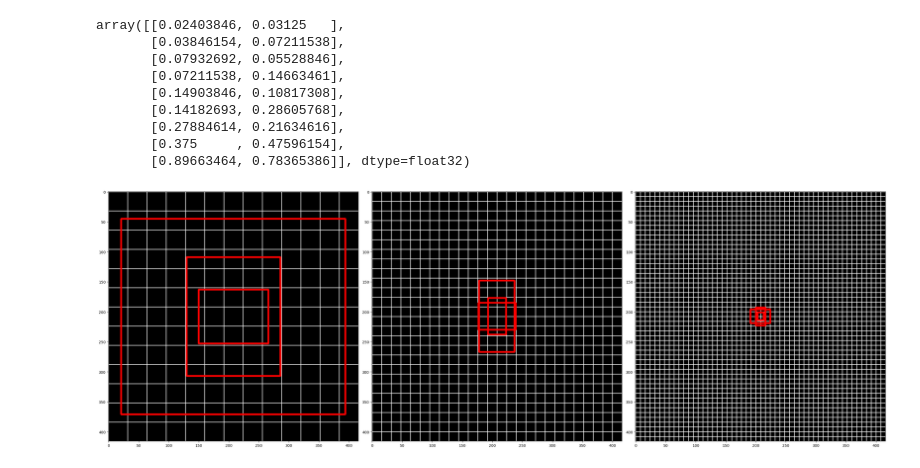
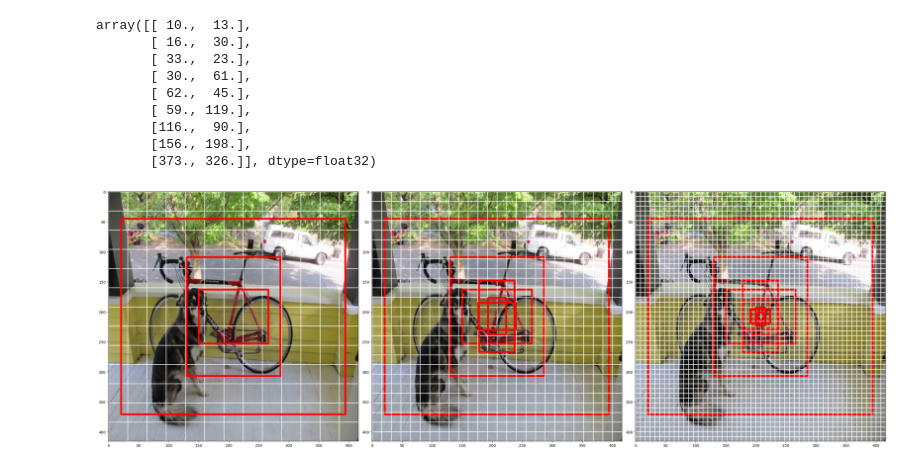
Before and after one commit to kaka-lin/yolov3-tf2, a Jupyter notebook: knowledge/anchor_boxes.ipynb, the cells around one changed output. Drawn from its saved outputs; the diff is of its cells as text; code cells hidden in the pictures.

Commit message:
feat: update the introduction of Anchor boxes

```diff
--- a/knowledge/anchor_boxes.ipynb
+++ b/knowledge/anchor_boxes.ipynb
@@ -9,7 +12,7 @@ import matplotlib.pyplot as plt
 YOLO_ANCHORS = np.array(
     [(10, 13), (16, 30), (33, 23),
      (30, 61), (62, 45), (59, 119),
-     (116, 90), (156, 198), (373, 326)], np.float32) / 416
+     (116, 90), (156, 198), (373, 326)], np.float32)
 
 YOLO_ANCHORS_MASKS = np.array([[6, 7, 8],
                                [3, 4, 5],
@@ -18,45 +21,48 @@ YOLO_ANCHORS_MASKS = np.array([[6, 7, 8],
 
 YOLO_ANCHORS
 # %% [output]
-array([[0.02403846, 0.03125   ],
-       [0.03846154, 0.07211538],
-       [0.07932692, 0.05528846],
-       [0.07211538, 0.14663461],
-       [0.14903846, 0.10817308],
-       [0.14182693, 0.28605768],
-       [0.27884614, 0.21634616],
-       [0.375     , 0.47596154],
-       [0.89663464, 0.78365386]], dtype=float32)
+array([[ 10.,  13.],
+       [ 16.,  30.],
+       [ 33.,  23.],
+       [ 30.,  61.],
+       [ 62.,  45.],
+       [ 59., 119.],
+       [116.,  90.],
+       [156., 198.],
+       [373., 326.]], dtype=float32)
 # %%
 f, (ax1, ax2, ax3) = plt.subplots(1, 3, figsize=(30, 30))
 f.subplots_adjust(hspace = .2, wspace = .05)
 axs = (ax1, ax2, ax3)
+image = cv2.imread("../data/dog.jpg") # 載入圖像
+image = cv2.cvtColor(image, cv2.COLOR_BGR2RGB)
+image = cv2.resize(image, (416, 416))
 
 for i, anchor_idxs in enumerate(YOLO_ANCHORS_MASKS):
-    image = np.zeros((416, 416, 3), dtype=np.uint8)
+    #image = np.zeros((416, 416, 3), dtype=np.uint8)
 
     grid_size = 32 // pow(2, i)
     grid_color = [255, 255, 255] # (255,255,255)
 
     # Plot grid box
     dx, dy = (grid_size, grid_size)
     image[:,::dy,:] = grid_color
     image[::dx,:,:] = grid_color
 
     for idx in anchor_idxs:
-        anchor = YOLO_ANCHORS[idx] * 416
+        anchor = YOLO_ANCHORS[idx]
         cx,cy= 208, 208
         anchor_maxes = (anchor / 2.)
         anchor_mins = -anchor_maxes
 
         left = int(cx + anchor_mins[0])
         top = int(cy + anchor_mins[1])
         right = int(cx + anchor_maxes[0])
         bottom = int(cy + anchor_maxes[1])
 
         cv2.rectangle(image, (left, top), (right, bottom), (255,0,0), 2)
 
     axs[i].imshow(image)
 f.tight_layout()
 # %% [output]
-[figure, old version]
+[figure, new version]
```
Also changed, not shown: parts of 1 cell of this notebook.
